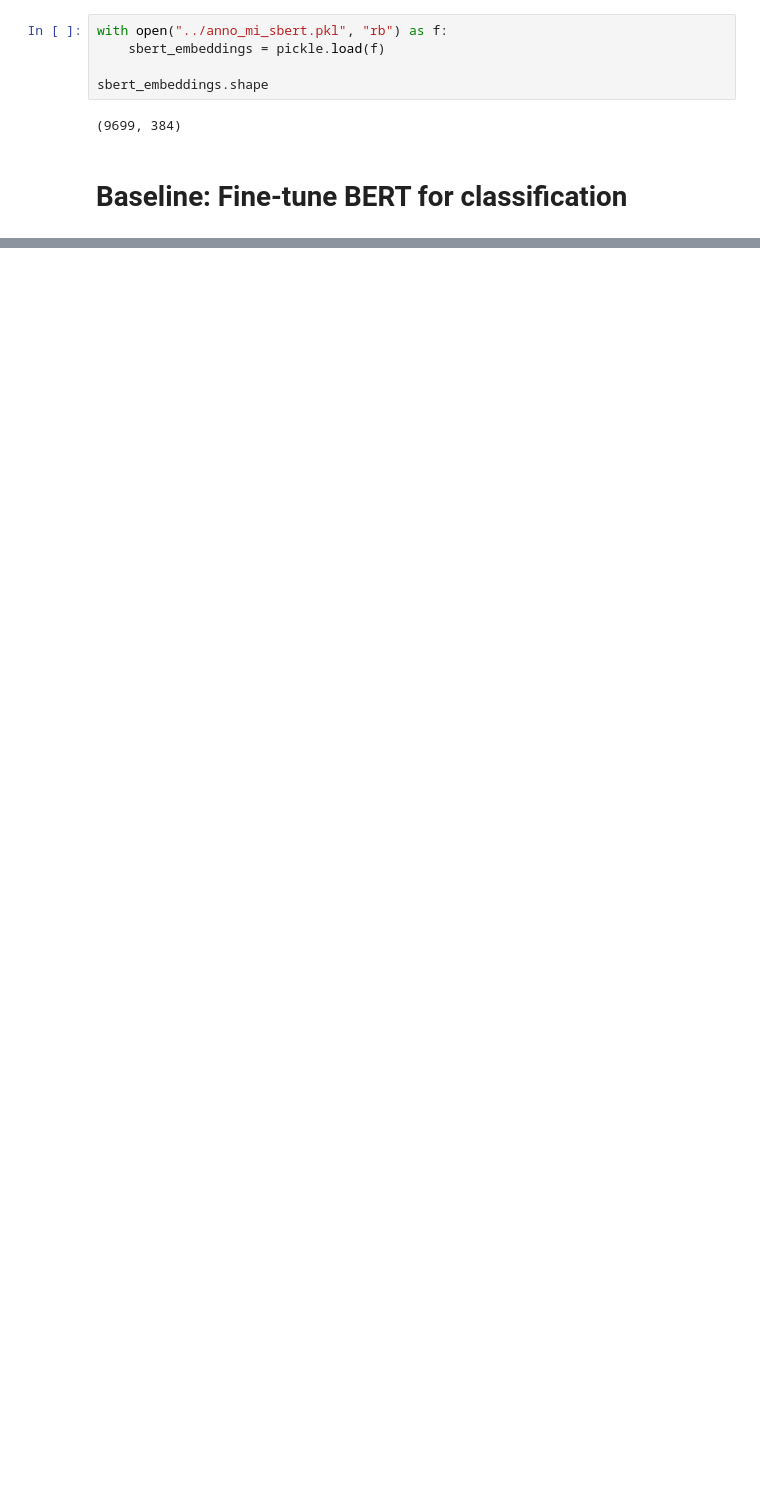
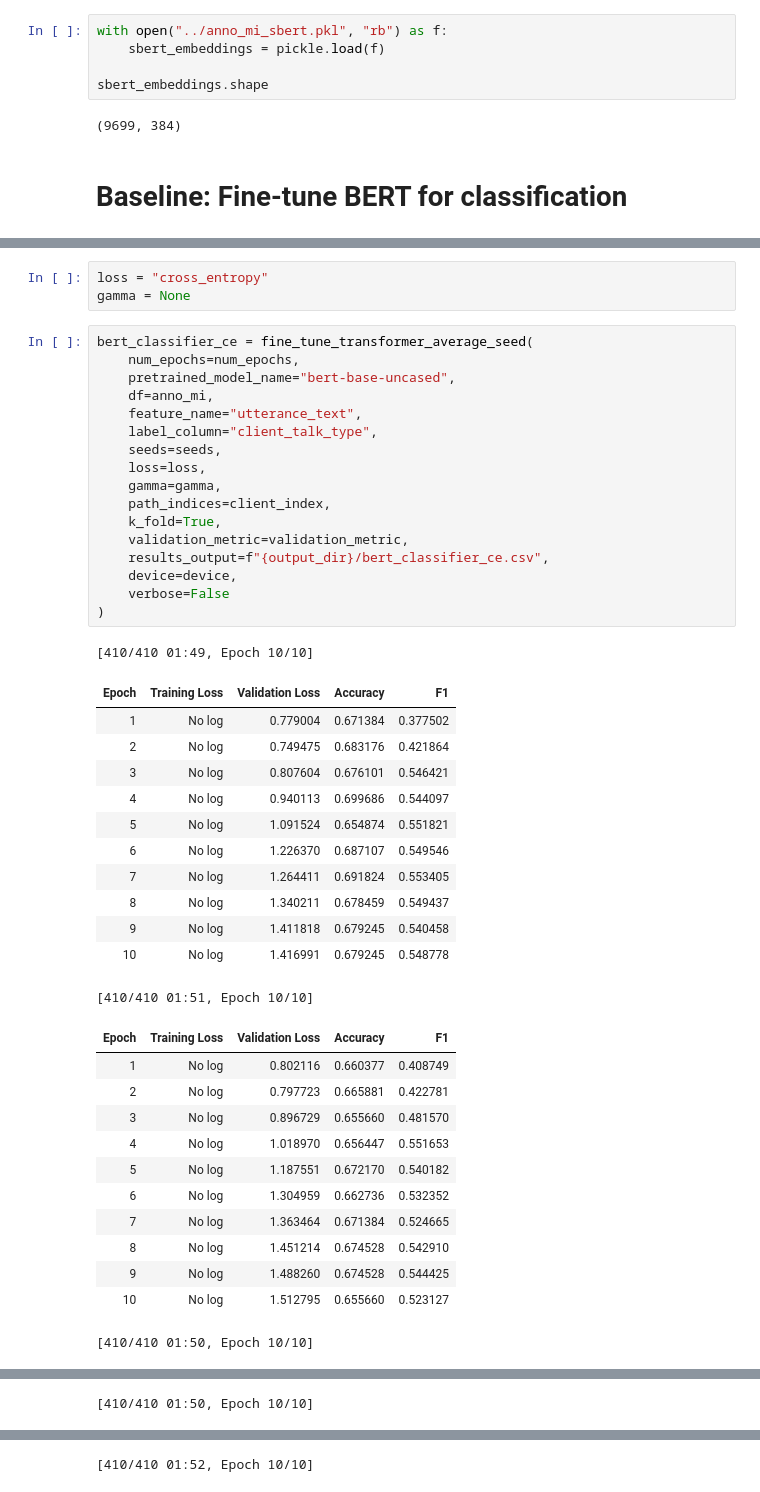
Before and after one commit to ttseriotou/sig-networks, a Jupyter notebook: notebooks/AnnoMI/client_talk_type_prediction/anno_mi-client-baseline-bert.ipynb, the cells around one changed output, grey strips where cells are left out. Drawn from its saved outputs; the diff is of its cells as text; blank space fills up the shorter version.

Commit message:
bert with focal loss and cross entropy

```diff
--- a/notebooks/AnnoMI/client_talk_type_prediction/anno_mi-client-baseline-bert.ipynb
+++ b/notebooks/AnnoMI/client_talk_type_prediction/anno_mi-client-baseline-bert.ipynb
@@ -107,0 +178,46 @@ np.stack(bert_classifier["recall_scores"]).mean(axis=0)
+# %%
+loss = "cross_entropy"
+gamma = None
+# %%
+bert_classifier_ce = fine_tune_transformer_average_seed(
+    num_epochs=num_epochs,
+    pretrained_model_name="bert-base-uncased",
+    df=anno_mi,
+    feature_name="utterance_text",
+    label_column="client_talk_type",
+    seeds=seeds,
+    loss=loss,
+    gamma=gamma,
+    path_indices=client_index,
+    k_fold=True,
+    validation_metric=validation_metric,
+    results_output=f"{output_dir}/bert_classifier_ce.csv",
+    device=device,
+    verbose=False
+)
+# %% [output]
+[410/410 01:49, Epoch 10/10]
+| Epoch | Training Loss | Validation Loss | Accuracy | F1 |
+| 1 | No log | 0.779004 | 0.671384 | 0.377502 |
+| 2 | No log | 0.749475 | 0.683176 | 0.421864 |
+| 3 | No log | 0.807604 | 0.676101 | 0.546421 |
+| 4 | No log | 0.940113 | 0.699686 | 0.544097 |
+| 5 | No log | 1.091524 | 0.654874 | 0.551821 |
+| 6 | No log | 1.226370 | 0.687107 | 0.549546 |
+| 7 | No log | 1.264411 | 0.691824 | 0.553405 |
+| 8 | No log | 1.340211 | 0.678459 | 0.549437 |
+| 9 | No log | 1.411818 | 0.679245 | 0.540458 |
+| 10 | No log | 1.416991 | 0.679245 | 0.548778 |
+[410/410 01:51, Epoch 10/10]
+| Epoch | Training Loss | Validation Loss | Accuracy | F1 |
+| 1 | No log | 0.802116 | 0.660377 | 0.408749 |
+| 2 | No log | 0.797723 | 0.665881 | 0.422781 |
+| 3 | No log | 0.896729 | 0.655660 | 0.481570 |
+| 4 | No log | 1.018970 | 0.656447 | 0.551653 |
+| 5 | No log | 1.187551 | 0.672170 | 0.540182 |
+| 6 | No log | 1.304959 | 0.662736 | 0.532352 |
+| 7 | No log | 1.363464 | 0.671384 | 0.524665 |
+| 8 | No log | 1.451214 | 0.674528 | 0.542910 |
+| 9 | No log | 1.488260 | 0.674528 | 0.544425 |
+| 10 | No log | 1.512795 | 0.655660 | 0.523127 |
+[410/410 01:50, Epoch 10/10]
@@ -107,0 +235 @@ np.stack(bert_classifier["recall_scores"]).mean(axis=0)
+[410/410 01:50, Epoch 10/10]
@@ -107,0 +247 @@ np.stack(bert_classifier["recall_scores"]).mean(axis=0)
+[410/410 01:52, Epoch 10/10]
```
Also changed, not shown: parts of 22 cells of this notebook, 3 other files.
